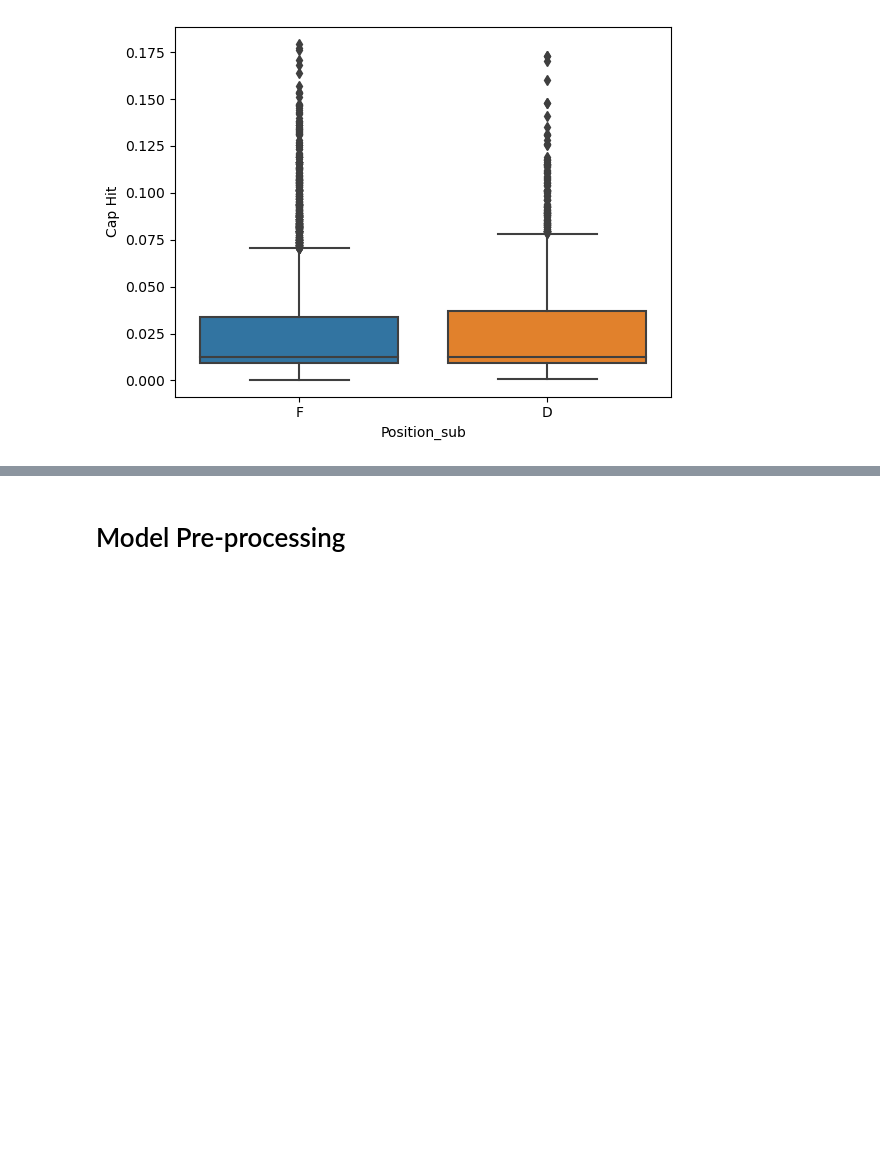
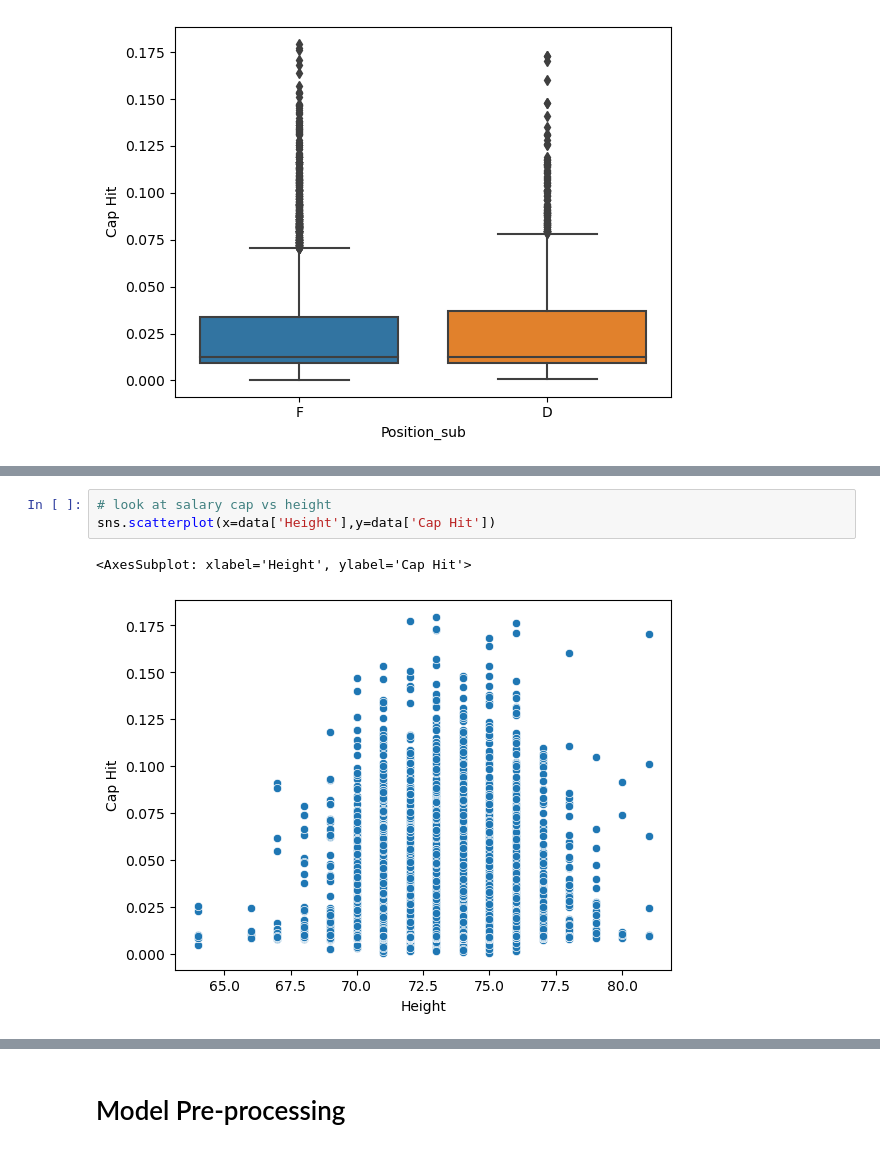
Before and after one commit to adobronyi/nhl_contract_models, a Jupyter notebook: model.ipynb, the cells around one changed output, grey strips where cells are left out. Cells and saved outputs as stored; diff of their text form; blank space fills up the shorter version.

```diff
--- a/model.ipynb
+++ b/model.ipynb
@@ -61,0 +128,6 @@ sns.boxplot(data=data,x='Position_sub',y='Cap Hit')
+# %%
+# look at salary cap vs height
+sns.scatterplot(x=data['Height'],y=data['Cap Hit'])
+# %% [output]
+<AxesSubplot: xlabel='Height', ylabel='Cap Hit'>
+[figure, added]
```
Also changed, not shown: parts of 90 cells of this notebook.
